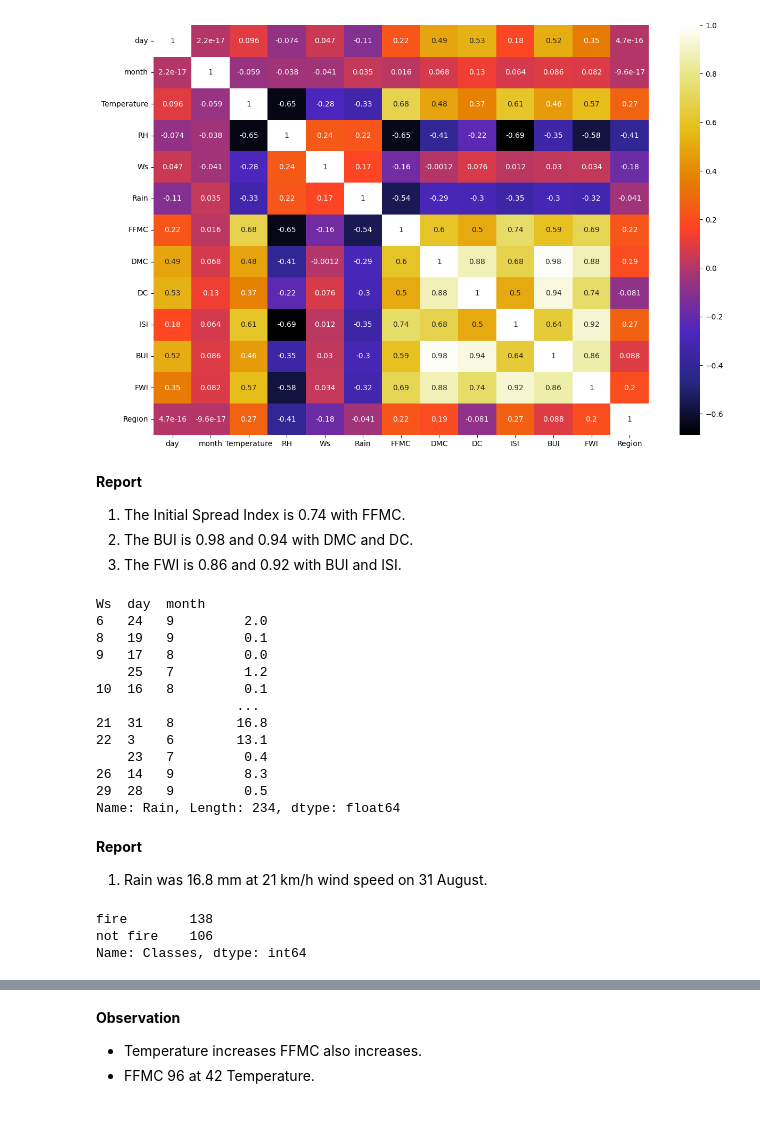
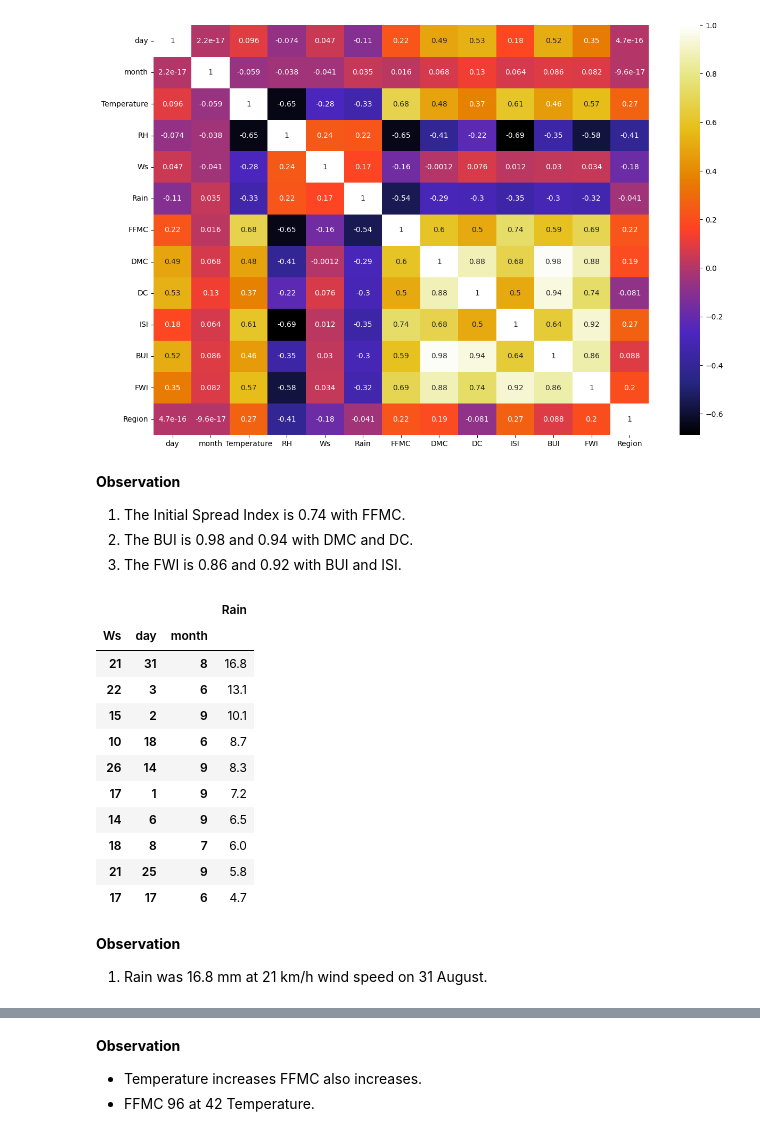
Before and after one commit to Rushi9867/Ineuron_Tasks, a Jupyter notebook: EDA/Algerian_Forest/Algerian_forest.ipynb, the cells around one changed output, grey strips where cells are left out. Drawn from its saved outputs; the diff is of its cells as text; code cells hidden in the pictures.

```diff
--- a/EDA/Algerian_Forest/Algerian_forest.ipynb
+++ b/EDA/Algerian_Forest/Algerian_forest.ipynb
@@ -180,32 +275,27 @@ plt.show()
 # %% [output]
 [figure]
 # %% [markdown]
-**Report**
+**Observation**
 1. The Initial Spread Index is 0.74 with FFMC.
 2. The BUI is 0.98 and 0.94 with DMC and DC.
 3. The FWI is 0.86 and 0.92 with BUI and ISI.
 # %%
-df.groupby(['Ws','day','month'])['Rain'].max()
+rain = df.groupby(['Ws','day','month'])['Rain'].max()
+rain =rain.to_frame().sort_values('Rain',ascending=False)[0:10]
+rain
 # %% [output]
-Ws  day  month
-6   24   9         2.0
-8   19   9         0.1
-9   17   8         0.0
-    25   7         1.2
-10  16   8         0.1
-                  ...
-21  31   8        16.8
-22  3    6        13.1
-    23   7         0.4
-26  14   9         8.3
-29  28   9         0.5
-Name: Rain, Length: 234, dtype: float64
+|  |  |  | Rain |
+| Ws | day | month |  |
+| 21 | 31 | 8 | 16.8 |
+| 22 | 3 | 6 | 13.1 |
+| 15 | 2 | 9 | 10.1 |
+| 10 | 18 | 6 | 8.7 |
+| 26 | 14 | 9 | 8.3 |
+| 17 | 1 | 9 | 7.2 |
+| 14 | 6 | 9 | 6.5 |
+| 18 | 8 | 7 | 6.0 |
+| 21 | 25 | 9 | 5.8 |
+| 17 | 17 | 6 | 4.7 |
 # %% [markdown]
-**Report**
+**Observation**
 1. Rain was 16.8 mm at 21 km/h wind speed on 31 August.
-# %%
-df['Classes'].value_counts()
-# %% [output]
-fire        138
-not fire    106
-Name: Classes, dtype: int64
```
Also changed, not shown: parts of 54 cells of this notebook, 2 other files.
